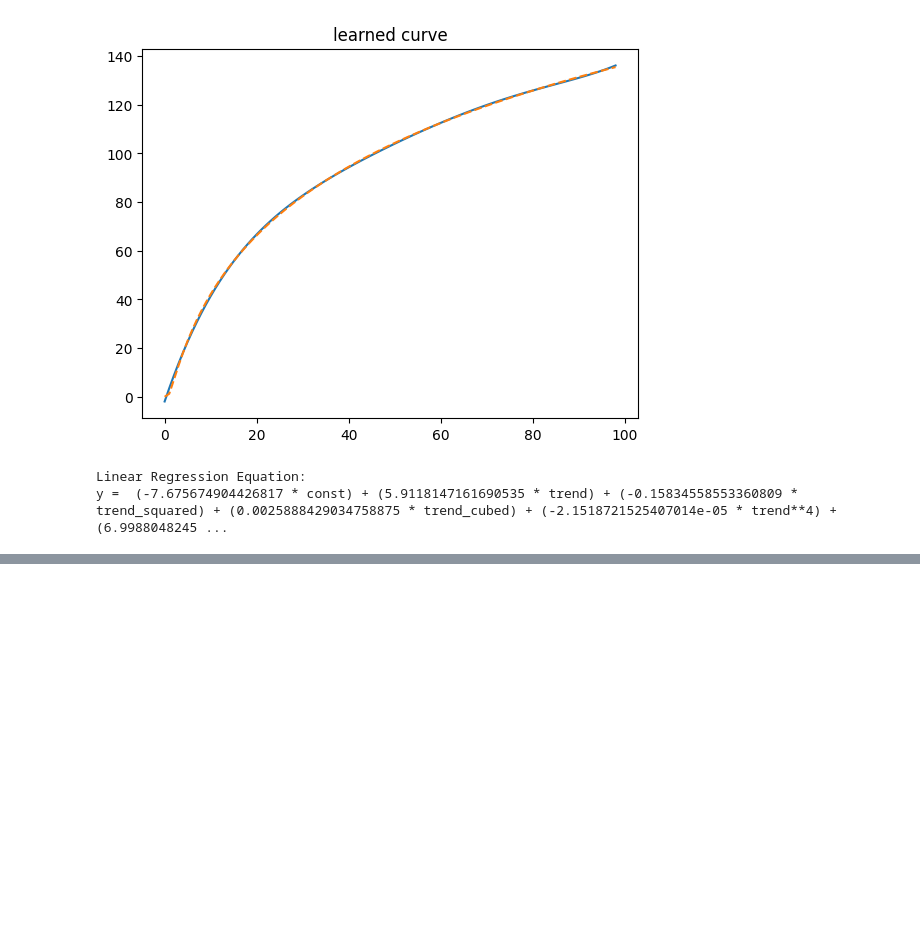
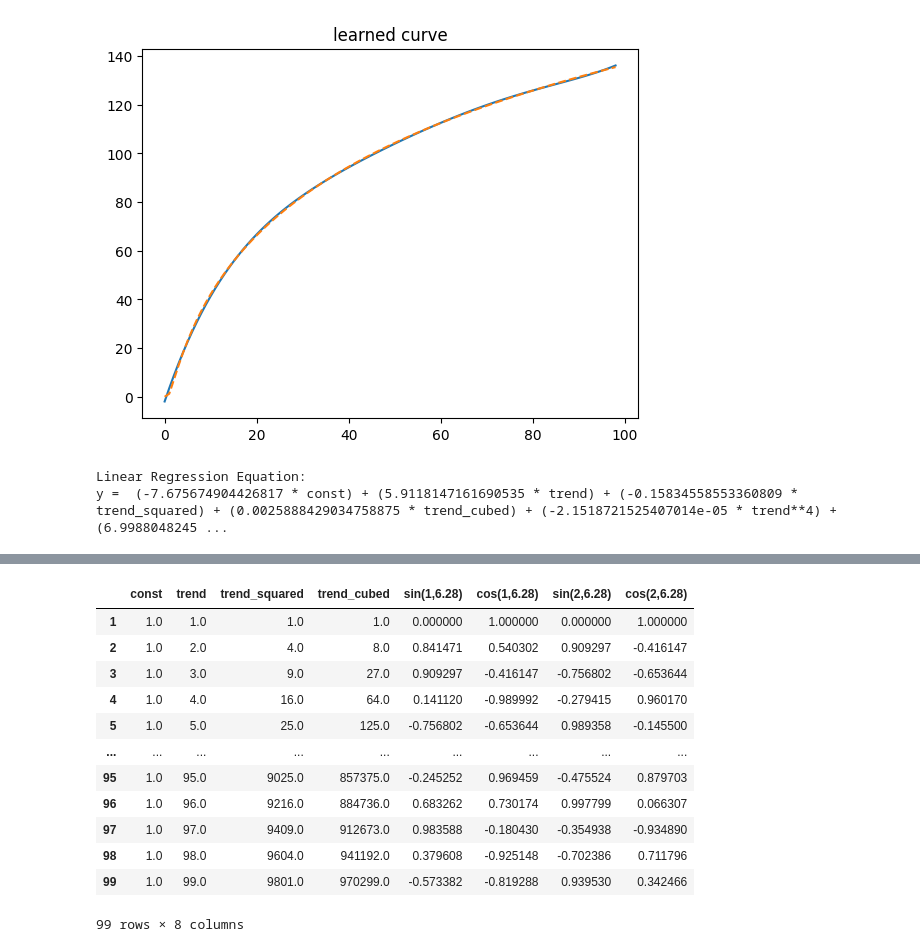
Before and after one commit to CaioMaxximus/Exploring-Different-Curves-with-Linear-Regression, a Jupyter notebook: creating-diferent-curves-with-linear-regression.ipynb, the cells around one changed output, grey strips where cells are left out. Cells and saved outputs as stored; diff of their text form; code cells hidden in the pictures; blank space fills up the shorter version.

```diff
--- a/creating-diferent-curves-with-linear-regression.ipynb
+++ b/creating-diferent-curves-with-linear-regression.ipynb
@@ -265,0 +274,19 @@ y =  (-7.675674904426817 * const) + (5.9118147161690535 * trend) + (-0.158345585
+# %%
+det_proc = DeterministicProcess( np.arange(1,100), constant=True, period=(np.pi * 2) , fourier=2,order = 3)
+
+train_sin_cos_data = det_proc.in_sample()
+train_sin_cos_data
+# %% [output]
+|  | const | trend | trend_squared | trend_cubed | sin(1,6.28) | cos(1,6.28) | sin(2,6.28) | cos(2,6.28) |
+| 1 | 1.0 | 1.0 | 1.0 | 1.0 | 0.000000 | 1.000000 | 0.000000 | 1.000000 |
+| 2 | 1.0 | 2.0 | 4.0 | 8.0 | 0.841471 | 0.540302 | 0.909297 | -0.416147 |
+| 3 | 1.0 | 3.0 | 9.0 | 27.0 | 0.909297 | -0.416147 | -0.756802 | -0.653644 |
+| 4 | 1.0 | 4.0 | 16.0 | 64.0 | 0.141120 | -0.989992 | -0.279415 | 0.960170 |
+| 5 | 1.0 | 5.0 | 25.0 | 125.0 | -0.756802 | -0.653644 | 0.989358 | -0.145500 |
+| ... | ... | ... | ... | ... | ... | ... | ... | ... |
+| 95 | 1.0 | 95.0 | 9025.0 | 857375.0 | -0.245252 | 0.969459 | -0.475524 | 0.879703 |
+| 96 | 1.0 | 96.0 | 9216.0 | 884736.0 | 0.683262 | 0.730174 | 0.997799 | 0.066307 |
+| 97 | 1.0 | 97.0 | 9409.0 | 912673.0 | 0.983588 | -0.180430 | -0.354938 | -0.934890 |
+| 98 | 1.0 | 98.0 | 9604.0 | 941192.0 | 0.379608 | -0.925148 | -0.702386 | 0.711796 |
+| 99 | 1.0 | 99.0 | 9801.0 | 970299.0 | -0.573382 | -0.819288 | 0.939530 | 0.342466 |
+99 rows × 8 columns
```
Also changed, not shown: parts of 15 cells of this notebook.
